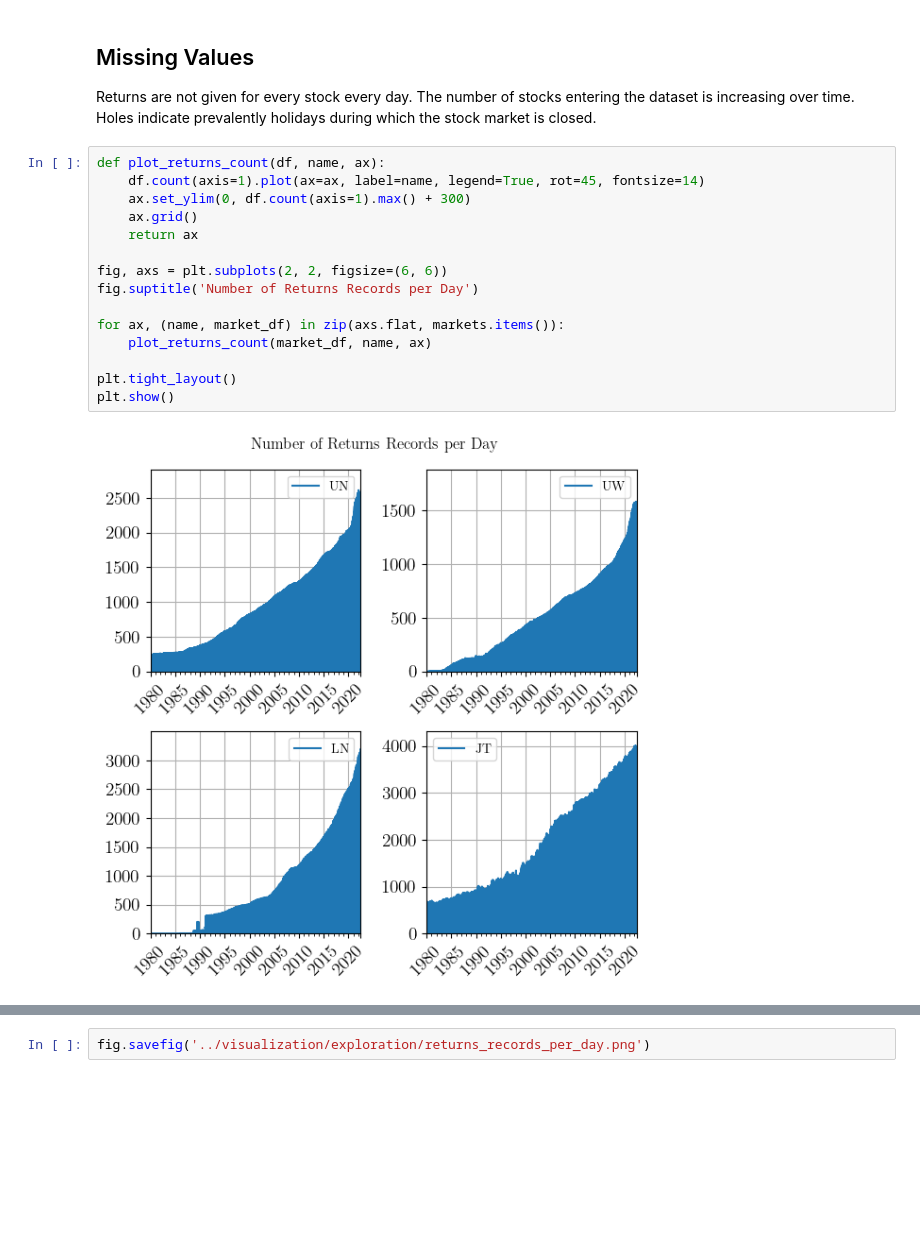
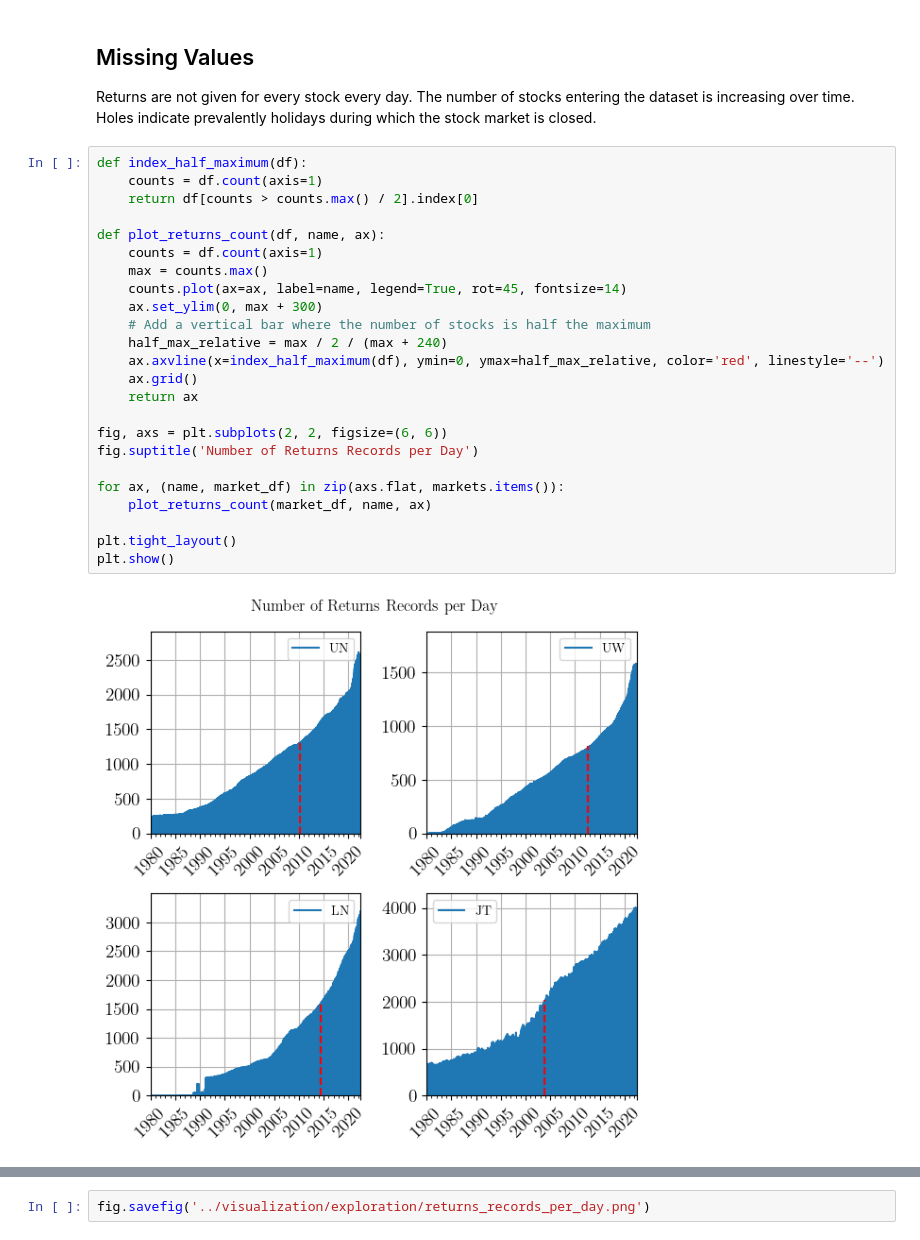
Before and after one commit to fedesss98/stabilvol, a Jupyter notebook: notebooks/18-database-description.ipynb, the cells around one changed output, grey strips where cells are left out. Saved outputs shown, nothing was run; the diff lists cells and outputs as text; blank space fills up the shorter version.

```diff
--- a/notebooks/18-database-description.ipynb
+++ b/notebooks/18-database-description.ipynb
@@ -47,19 +47,28 @@ LN - JT overlapping columns: 0
 ## Missing Values
 Returns are not given for every stock every day. The number of stocks entering the dataset is increasing over time. Holes indicate prevalently holidays during which the stock market is closed.
 # %%
+def index_half_maximum(df):
+    counts = df.count(axis=1)
+    return df[counts > counts.max() / 2].index[0]
+
 def plot_returns_count(df, name, ax):
-    df.count(axis=1).plot(ax=ax, label=name, legend=True, rot=45, fontsize=14)
-    ax.set_ylim(0, df.count(axis=1).max() + 300)
+    counts = df.count(axis=1)
+    max = counts.max()
+    counts.plot(ax=ax, label=name, legend=True, rot=45, fontsize=14)
+    ax.set_ylim(0, max + 300)
+    # Add a vertical bar where the number of stocks is half the maximum
+    half_max_relative = max / 2 / (max + 240)
+    ax.axvline(x=index_half_maximum(df), ymin=0, ymax=half_max_relative, color='red', linestyle='--')
     ax.grid()
     return ax
 
 fig, axs = plt.subplots(2, 2, figsize=(6, 6))
 fig.suptitle('Number of Returns Records per Day')
 
 for ax, (name, market_df) in zip(axs.flat, markets.items()):
     plot_returns_count(market_df, name, ax)
 
 plt.tight_layout()
 plt.show()
 # %% [output]
-[figure, old version]
+[figure, new version]
```
Also changed, not shown: parts of 1 cell of this notebook, 8 other files.
